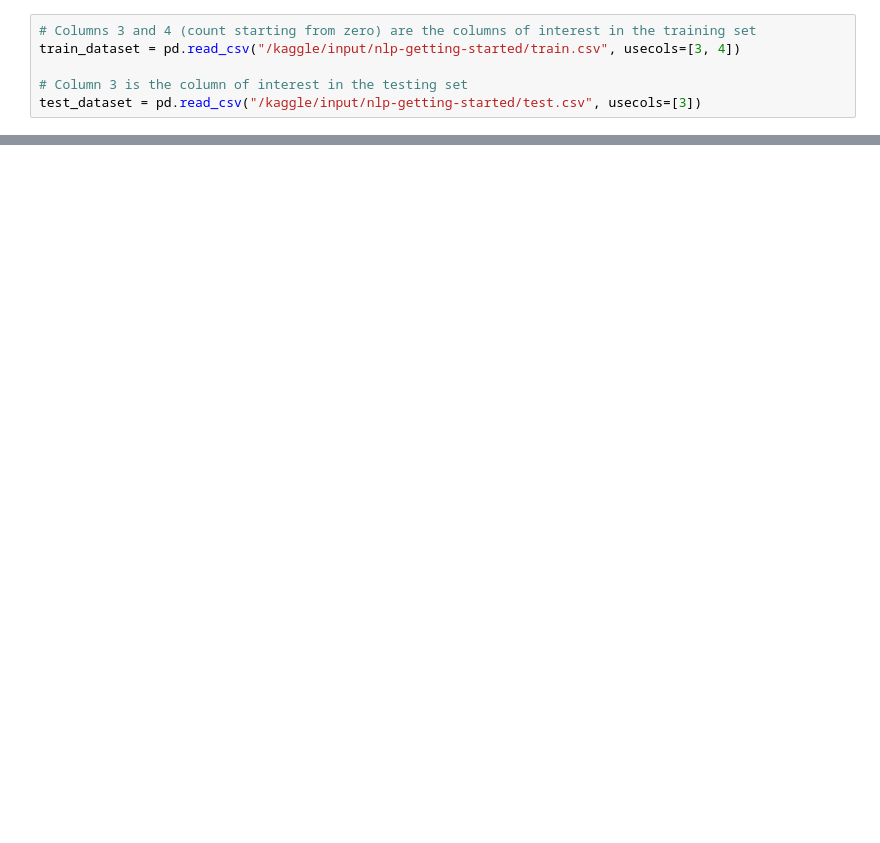
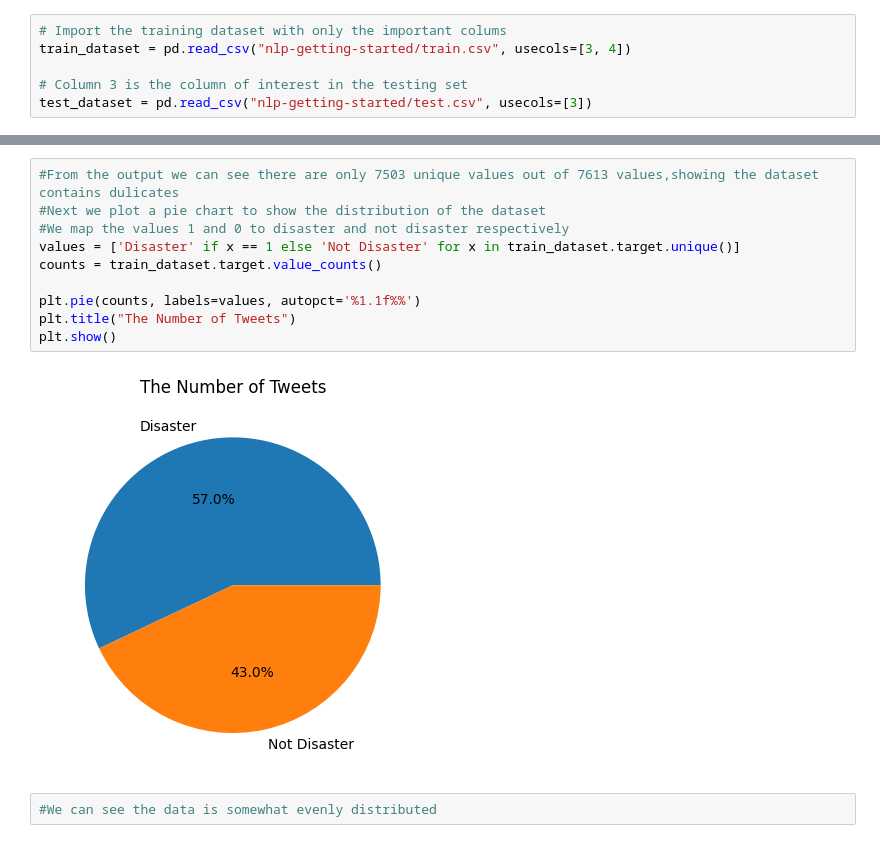
Before and after one commit to Dept-of-Comp-Sci-University-of-Ghana/team-task-1---natural-language-with-disaster-tweets-cmsm_gp_10_23, a Jupyter notebook: disaster-tweets.ipynb, the cells around one changed output, grey strips where cells are left out. Cells and saved outputs as stored; diff of their text form; blank space fills up the shorter version.

Commit message:
"Cleaned and preprocessed data"

```diff
--- a/disaster-tweets.ipynb
+++ b/disaster-tweets.ipynb
@@ -8,9 +10,9 @@ from sklearn.feature_extraction.text import TfidfTransformer
 from sklearn.metrics import confusion_matrix
 from sklearn.metrics import (accuracy_score, precision_score, recall_score, f1_score)
 # %%
-# Columns 3 and 4 (count starting from zero) are the columns of interest in the training set
-train_dataset = pd.read_csv("/kaggle/input/nlp-getting-started/train.csv", usecols=[3, 4])
+# Import the training dataset with only the important colums
+train_dataset = pd.read_csv("nlp-getting-started/train.csv", usecols=[3, 4])
 
 # Column 3 is the column of interest in the testing set
-test_dataset = pd.read_csv("/kaggle/input/nlp-getting-started/test.csv", usecols=[3])
+test_dataset = pd.read_csv("nlp-getting-started/test.csv", usecols=[3])
 # %%
@@ -50,0 +47,14 @@ Testing set:  <bound method NDFrame.head of
+# %%
+#From the output we can see there are only 7503 unique values out of 7613 values,showing the dataset contains dulicates
+#Next we plot a pie chart to show the distribution of the dataset
+#We map the values 1 and 0 to disaster and not disaster respectively
+values = ['Disaster' if x == 1 else 'Not Disaster' for x in train_dataset.target.unique()]
+counts = train_dataset.target.value_counts()
+
+plt.pie(counts, labels=values, autopct='%1.1f%%')
+plt.title("The Number of Tweets")
+plt.show()
+# %% [output]
+[figure, added]
+# %%
+#We can see the data is somewhat evenly distributed
```
Also changed, not shown: parts of 8 cells of this notebook, 1 other file.
